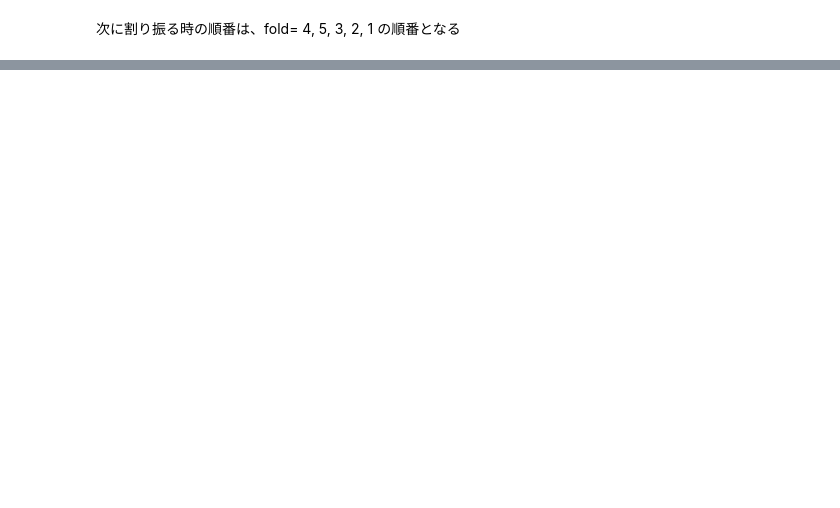
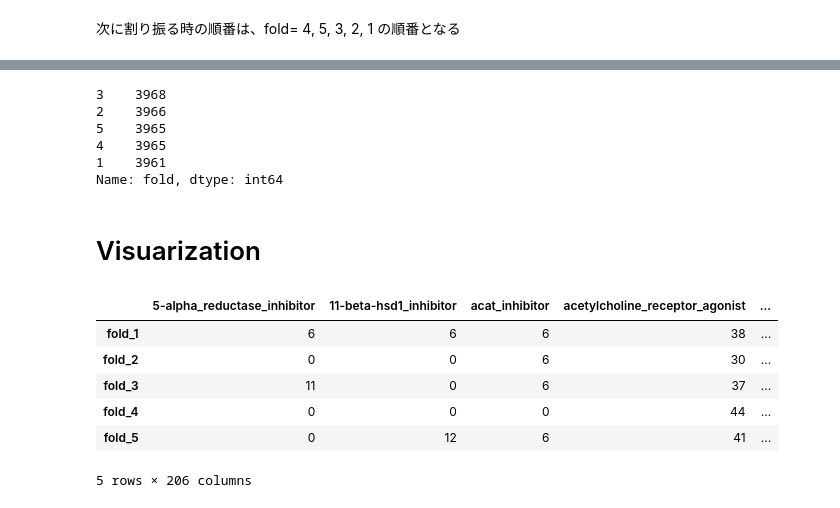
Before and after one commit to fkubota/kaggle-Mechanisms-of-Action-MoA-Prediction, a Jupyter notebook: nb/020_analysis_validation.ipynb, the cells around one changed output, grey strips where cells are left out. Saved outputs shown, nothing was run; the diff lists cells and outputs as text; code cells hidden in the pictures; blank space fills up the shorter version.

```diff
--- a/nb/020_analysis_validation.ipynb
+++ b/nb/020_analysis_validation.ipynb
@@ -749,0 +758,14 @@ Name: fold, dtype: int64
+# %%
+mask_top8 = []
+for drug_id in train_drug.drug_id.values:
+    if drug_id in top8_drug:
+        mask_top8.append(True)
+    else:
+        mask_top8.append(False)
+mask_top8 = np.array(mask_top8)
+# %%
+# group = 0 は要素数が多いので一番最後にやるようにする
+drug_groups = group696[mask_trt & ~mask_top8].group.values
+groups = np.sort(group696[mask_trt & ~mask_top8].group.unique())
+groups = groups[1:]
+groups = np.append(groups, 0)
@@ -749,0 +792,11 @@ Name: fold, dtype: int64
+# %%
+train_drug_trt.fold.value_counts()
+# %% [output]
+3    3968
+2    3966
+5    3965
+4    3965
+1    3961
+Name: fold, dtype: int64
+# %% [markdown]
+# Visuarization
@@ -749,0 +805,18 @@ Name: fold, dtype: int64
+# %%
+list_df = []
+for n in range(1, n_splits+1):
+    mask_fold = train_drug_trt['fold'] == n
+    count = train_targets[mask_trt & ~mask_top8][mask_fold].sum(axis=0).values
+    df_count = pd.DataFrame([count], columns=train_targets.columns)
+    list_df.append(df_count)
+df_count = pd.concat(list_df, axis=0)
+df_count.index = [f'fold_{i}' for i in range(1, n_splits+1)]
+df_count
+# %% [output]
+|  | 5-alpha_reductase_inhibitor | 11-beta-hsd1_inhibitor | acat_inhibitor | acetylcholine_receptor_agonist | ... |
+| fold_1 | 6 | 6 | 6 | 38 | ... |
+| fold_2 | 0 | 0 | 6 | 30 | ... |
+| fold_3 | 11 | 0 | 6 | 37 | ... |
+| fold_4 | 0 | 0 | 0 | 44 | ... |
+| fold_5 | 0 | 12 | 6 | 41 | ... |
+5 rows × 206 columns
```
Also changed, not shown: parts of 21 cells of this notebook.
